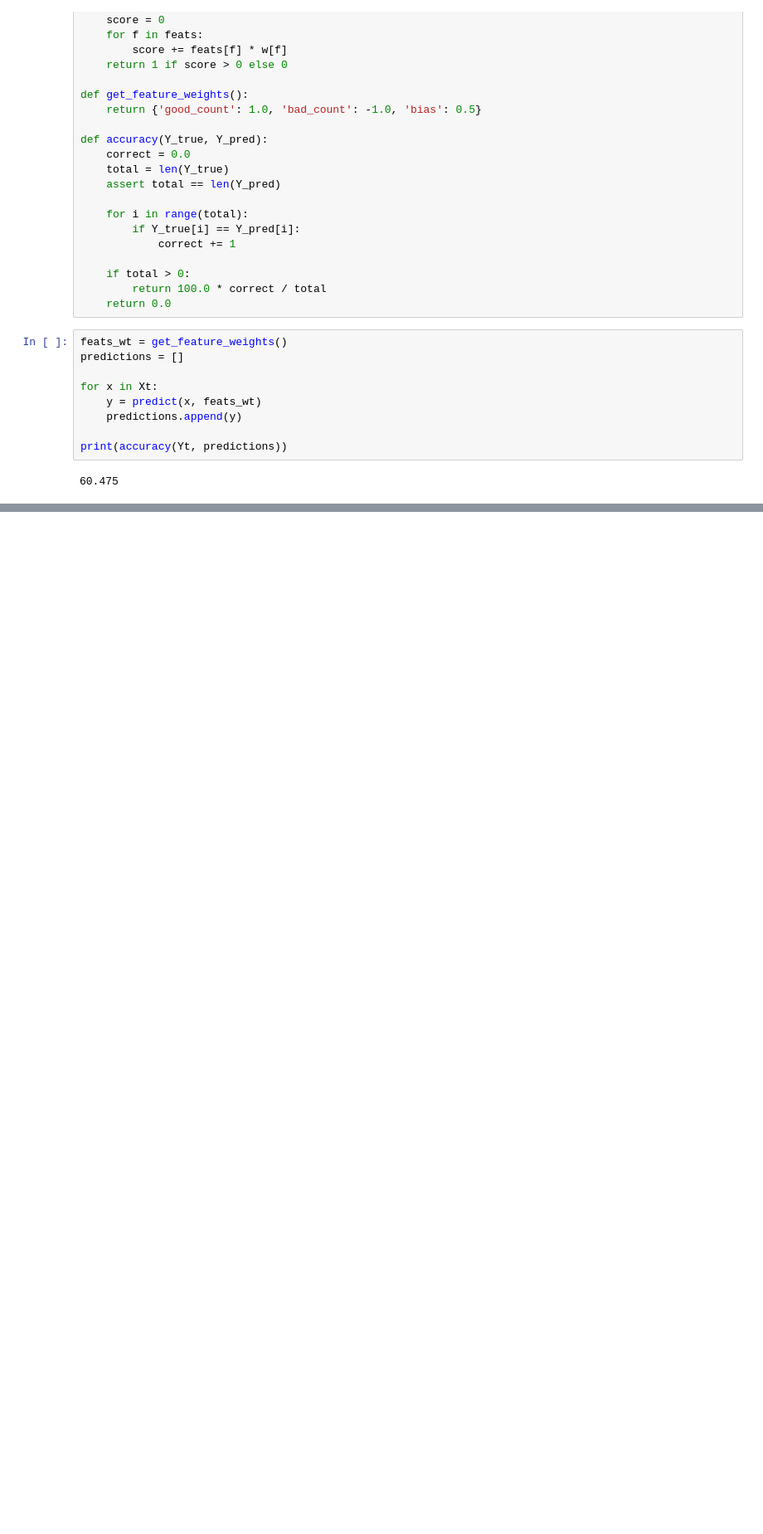
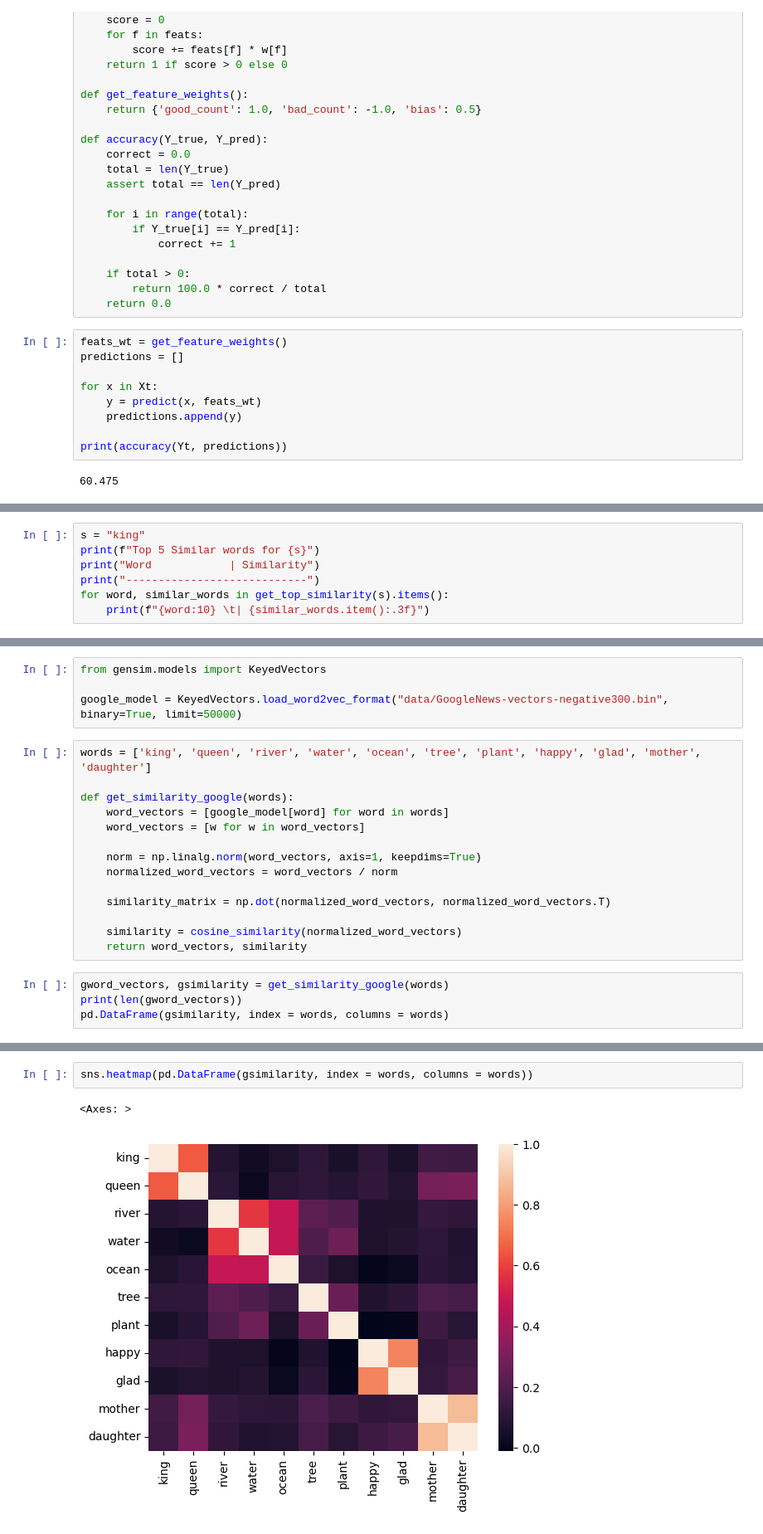
Before and after one commit to kmAyush/ML-by-practice, a Jupyter notebook: NLP/Sentiment_Classifier.ipynb, the cells around one changed output, grey strips where cells are left out. Shown at 83% size. Saved outputs shown, nothing was run; the diff lists cells and outputs as text; blank space fills up the shorter version.

```diff
--- a/NLP/Sentiment_Classifier.ipynb
+++ b/NLP/Sentiment_Classifier.ipynb
@@ -163,0 +624,7 @@ ax.set_ylim(-2, 2)
+# %%
+s = "king"
+print(f"Top 5 Similar words for {s}")
+print("Word            | Similarity")
+print("----------------------------")
+for word, similar_words in get_top_similarity(s).items():
+    print(f"{word:10} \t| {similar_words.item():.3f}")
@@ -163,0 +829,22 @@ ax.set_ylim(-2, 2)
+# %%
+from gensim.models import KeyedVectors
+
+google_model = KeyedVectors.load_word2vec_format("data/GoogleNews-vectors-negative300.bin", binary=True, limit=50000)
+# %%
+words = ['king', 'queen', 'river', 'water', 'ocean', 'tree', 'plant', 'happy', 'glad', 'mother', 'daughter']
+
+def get_similarity_google(words):
+    word_vectors = [google_model[word] for word in words]
+    word_vectors = [w for w in word_vectors]
+
+    norm = np.linalg.norm(word_vectors, axis=1, keepdims=True)
+    normalized_word_vectors = word_vectors / norm
+
+    similarity_matrix = np.dot(normalized_word_vectors, normalized_word_vectors.T)
+
+    similarity = cosine_similarity(normalized_word_vectors)
+    return word_vectors, similarity
+# %%
+gword_vectors, gsimilarity = get_similarity_google(words)
+print(len(gword_vectors))
+pd.DataFrame(gsimilarity, index = words, columns = words)
@@ -163,0 +865,5 @@ ax.set_ylim(-2, 2)
+# %%
+sns.heatmap(pd.DataFrame(gsimilarity, index = words, columns = words))
+# %% [output]
+<Axes: >
+[figure, added]
```
Also changed, not shown: parts of 55 cells of this notebook, 3 other files.
